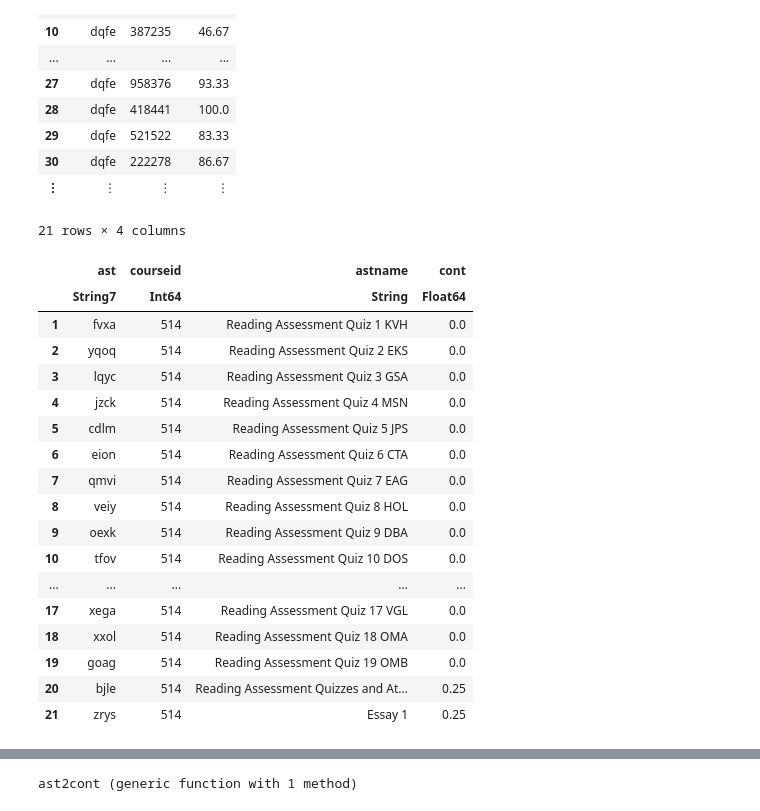
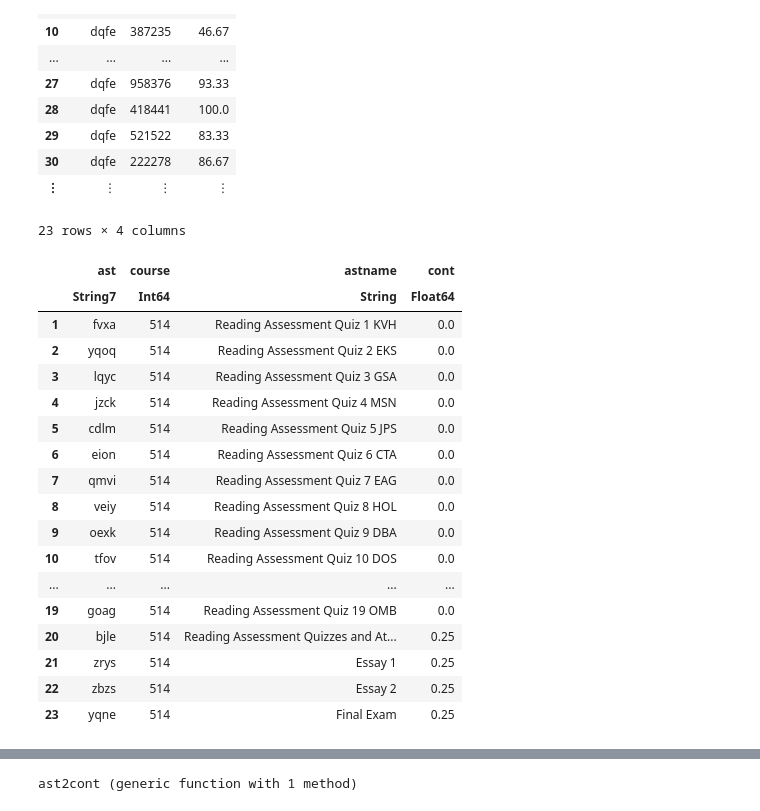
Before and after one commit to evaristegalois/binder-4233, a Jupyter notebook: julia/dw-8838.ipynb, the cells around one changed output, grey strips where cells are left out. Drawn from its saved outputs; the diff is of its cells as text; code cells hidden in the pictures.

```diff
--- a/julia/dw-8838.ipynb
+++ b/julia/dw-8838.ipynb
@@ -69,10 +67,10 @@ m1=DataFrame(CSV.File("./csv/marks.csv"))
 | 30 | dqfe | 222278 | 86.67 |
 | ⋮ | ⋮ | ⋮ | ⋮ |
 # %%
-a2=a1[a1.courseid .== 514,:] # filter for course id 326
+a2=a1[a1.course .== 514,:] # filter for course id 326
 # %% [output]
-21 rows × 4 columns
+23 rows × 4 columns
-|  | ast | courseid | astname | cont |
+|  | ast | course | astname | cont |
 |  | String7 | Int64 | String | Float64 |
 | 1 | fvxa | 514 | Reading Assessment Quiz 1 KVH | 0.0 |
 | 2 | yqoq | 514 | Reading Assessment Quiz 2 EKS | 0.0 |
@@ -85,11 +83,11 @@ a2=a1[a1.courseid .== 514,:] # filter for course id 326
 | 9 | oexk | 514 | Reading Assessment Quiz 9 DBA | 0.0 |
 | 10 | tfov | 514 | Reading Assessment Quiz 10 DOS | 0.0 |
 | ... | ... | ... | ... | ... |
-| 17 | xega | 514 | Reading Assessment Quiz 17 VGL | 0.0 |
-| 18 | xxol | 514 | Reading Assessment Quiz 18 OMA | 0.0 |
 | 19 | goag | 514 | Reading Assessment Quiz 19 OMB | 0.0 |
 | 20 | bjle | 514 | Reading Assessment Quizzes and At... | 0.25 |
 | 21 | zrys | 514 | Essay 1 | 0.25 |
+| 22 | zbzs | 514 | Essay 2 | 0.25 |
+| 23 | yqne | 514 | Final Exam | 0.25 |
 # %%
 d1=Dict{String, Float64}() # associate ast with cont
 for i in 1:length(a2[:,:ast])
```
Also changed, not shown: parts of 9 cells of this notebook.
